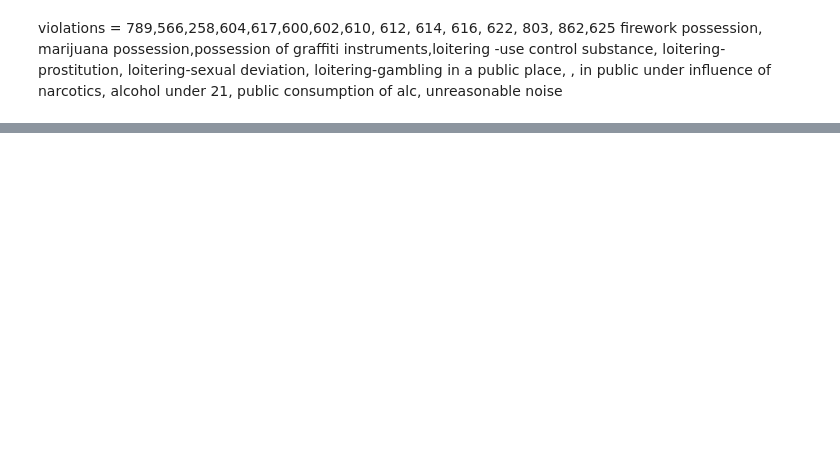
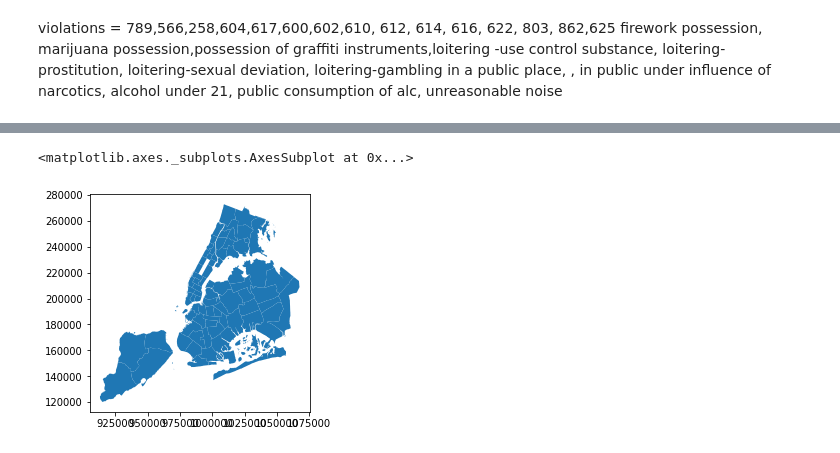
Before and after one commit to tharma3/patrol_allocation, a Jupyter notebook: notebooks/Over-policed?.ipynb, the cells around one changed output, grey strips where cells are left out. Cells and saved outputs as stored; diff of their text form; code cells hidden in the pictures; blank space fills up the shorter version.

```diff
--- a/notebooks/Over-policed?.ipynb
+++ b/notebooks/Over-policed?.ipynb
@@ -123,2 +226,0 @@ precinct.head()
-# %%
-precinct['switch'] = 1 - precinct['2018_no_rate']
@@ -135,0 +249,5 @@ leg.set_bbox_to_anchor((0,-.1,.25,1));
+# %%
+precinct.plot()
+# %% [output]
+<matplotlib.axes._subplots.AxesSubplot at 0x...>
+[figure, added]
```
Also changed, not shown: parts of 26 cells of this notebook, 5 other files.
